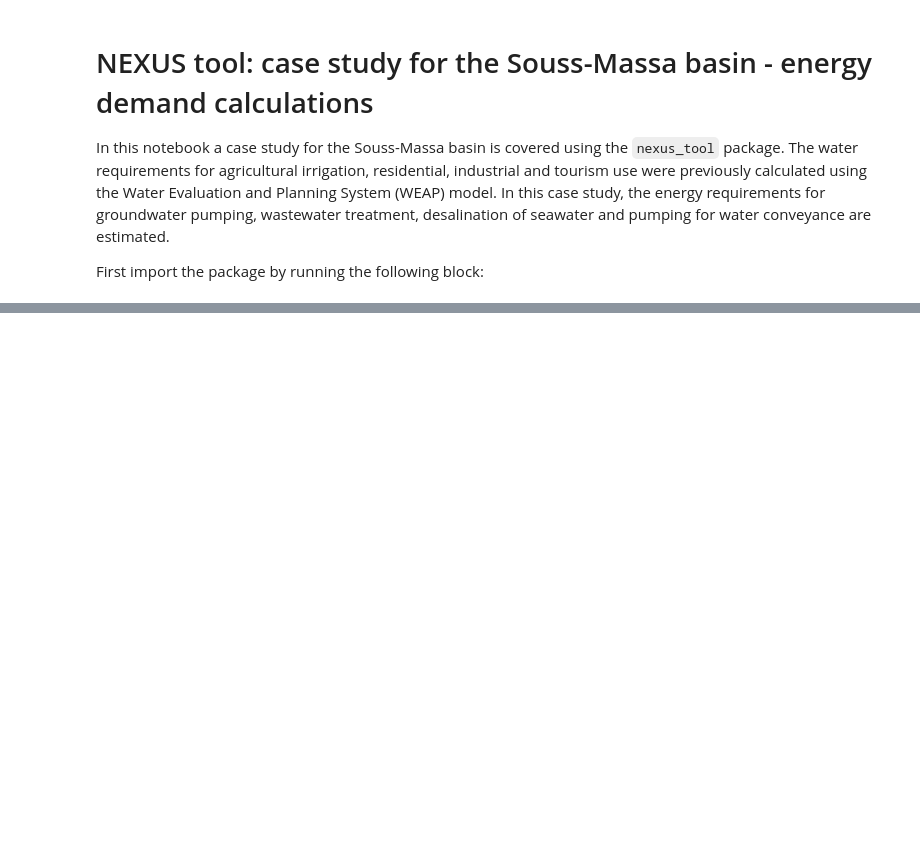
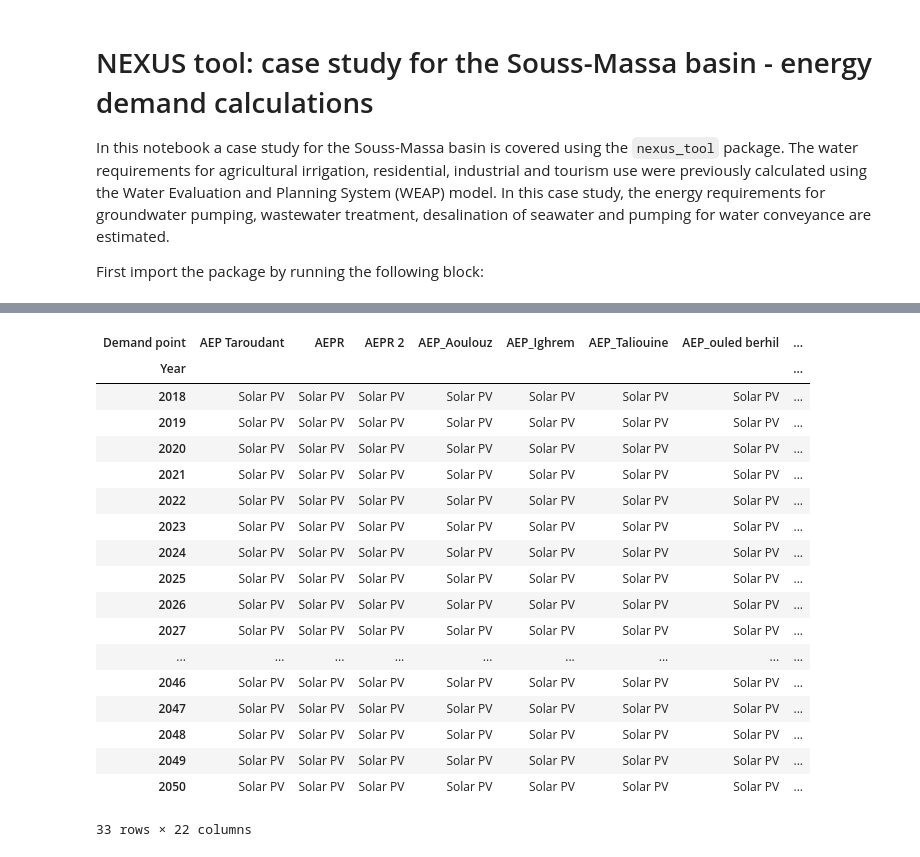
Before and after one commit to KTH-dESA/FAO, a Jupyter notebook: energy_demand_runner-Souss-Massa all scenarios.ipynb, the cells around one changed output, grey strips where cells are left out. Cells and saved outputs as stored; diff of their text form; code cells hidden in the pictures; blank space fills up the shorter version.

```diff
--- a/energy_demand_runner-Souss-Massa all scenarios.ipynb
+++ b/energy_demand_runner-Souss-Massa all scenarios.ipynb
@@ -85,0 +175,23 @@ souss_massa.technologies['Diesel set'].cf
+# %%
+df = souss_massa.lcoe.dropna()
+df.reset_index().pivot('Year','Demand point','least_cost_technology')
+# %% [output]
+| Demand point | AEP Taroudant | AEPR | AEPR 2 | AEP_Aoulouz | AEP_Ighrem | AEP_Taliouine | AEP_ouled berhil | ... |
+| Year |  |  |  |  |  |  |  | ... |
+| 2018 | Solar PV | Solar PV | Solar PV | Solar PV | Solar PV | Solar PV | Solar PV | ... |
+| 2019 | Solar PV | Solar PV | Solar PV | Solar PV | Solar PV | Solar PV | Solar PV | ... |
+| 2020 | Solar PV | Solar PV | Solar PV | Solar PV | Solar PV | Solar PV | Solar PV | ... |
+| 2021 | Solar PV | Solar PV | Solar PV | Solar PV | Solar PV | Solar PV | Solar PV | ... |
+| 2022 | Solar PV | Solar PV | Solar PV | Solar PV | Solar PV | Solar PV | Solar PV | ... |
+| 2023 | Solar PV | Solar PV | Solar PV | Solar PV | Solar PV | Solar PV | Solar PV | ... |
+| 2024 | Solar PV | Solar PV | Solar PV | Solar PV | Solar PV | Solar PV | Solar PV | ... |
+| 2025 | Solar PV | Solar PV | Solar PV | Solar PV | Solar PV | Solar PV | Solar PV | ... |
+| 2026 | Solar PV | Solar PV | Solar PV | Solar PV | Solar PV | Solar PV | Solar PV | ... |
+| 2027 | Solar PV | Solar PV | Solar PV | Solar PV | Solar PV | Solar PV | Solar PV | ... |
+| ... | ... | ... | ... | ... | ... | ... | ... | ... |
+| 2046 | Solar PV | Solar PV | Solar PV | Solar PV | Solar PV | Solar PV | Solar PV | ... |
+| 2047 | Solar PV | Solar PV | Solar PV | Solar PV | Solar PV | Solar PV | Solar PV | ... |
+| 2048 | Solar PV | Solar PV | Solar PV | Solar PV | Solar PV | Solar PV | Solar PV | ... |
+| 2049 | Solar PV | Solar PV | Solar PV | Solar PV | Solar PV | Solar PV | Solar PV | ... |
+| 2050 | Solar PV | Solar PV | Solar PV | Solar PV | Solar PV | Solar PV | Solar PV | ... |
+33 rows × 22 columns
```
Also changed, not shown: parts of 13 cells of this notebook, 8 other files.
